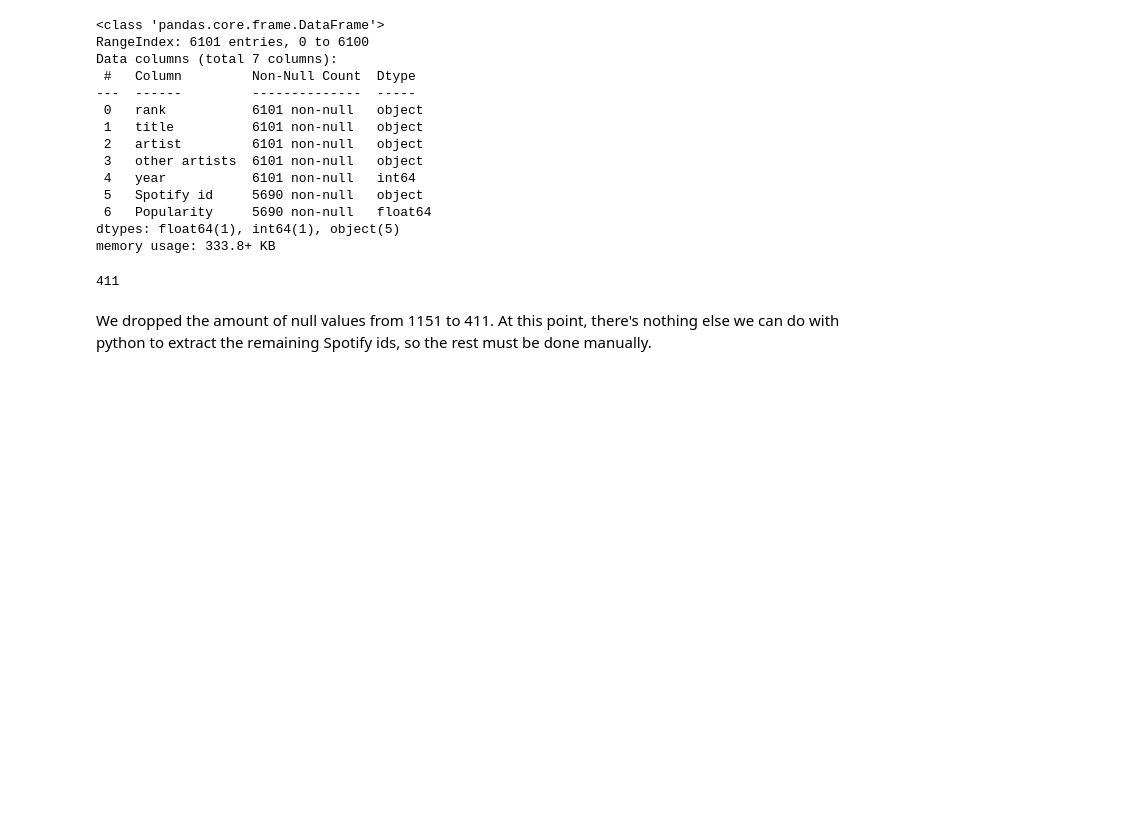
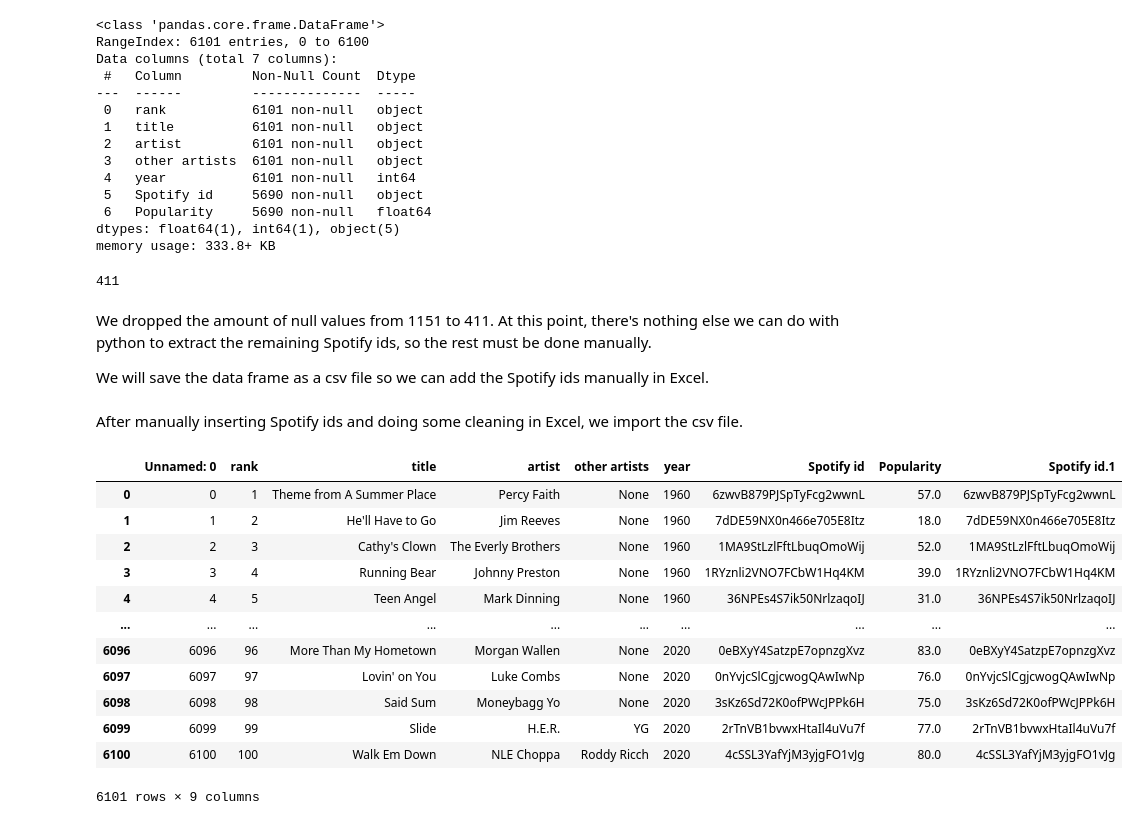
Before and after one commit to Patrick5225/Billboard-Year-End-Top-Songs, a Jupyter notebook: Spotify Id Extraction.ipynb, the cells around one changed output. Cells and saved outputs as stored; diff of their text form; code cells hidden in the pictures; blank space fills up the shorter version.

Commit message:
Update Spotify Ids

```diff
--- a/Spotify Id Extraction.ipynb
+++ b/Spotify Id Extraction.ipynb
@@ -268,5 +268,27 @@ music_data['Spotify id'].isnull().sum()
 411
 # %% [markdown]
 We dropped the amount of null values from 1151 to 411. At this point, there's nothing else we can do with python to extract the remaining Spotify ids, so the rest must be done manually.
+
+We will save the data frame as a csv file so we can add the Spotify ids manually in Excel.
 # %%
 music_data.to_csv('spotify_ids.csv')
+# %% [markdown]
+After manually inserting Spotify ids and doing some cleaning in Excel, we import the csv file.
+# %%
+new_music_data = pd.read_csv('spotify_ids.csv', encoding='ISO-8859-1')
+# %%
+new_music_data
+# %% [output]
+|  | Unnamed: 0 | rank | title | artist | other artists | year | Spotify id | Popularity | Spotify id.1 |
+| 0 | 0 | 1 | Theme from A Summer Place | Percy Faith | None | 1960 | 6zwvB879PJSpTyFcg2wwnL | 57.0 | 6zwvB879PJSpTyFcg2wwnL |
+| 1 | 1 | 2 | He'll Have to Go | Jim Reeves | None | 1960 | 7dDE59NX0n466e705E8Itz | 18.0 | 7dDE59NX0n466e705E8Itz |
+| 2 | 2 | 3 | Cathy's Clown | The Everly Brothers | None | 1960 | 1MA9StLzlFftLbuqOmoWij | 52.0 | 1MA9StLzlFftLbuqOmoWij |
+| 3 | 3 | 4 | Running Bear | Johnny Preston | None | 1960 | 1RYznli2VNO7FCbW1Hq4KM | 39.0 | 1RYznli2VNO7FCbW1Hq4KM |
+| 4 | 4 | 5 | Teen Angel | Mark Dinning | None | 1960 | 36NPEs4S7ik50NrlzaqoIJ | 31.0 | 36NPEs4S7ik50NrlzaqoIJ |
+| ... | ... | ... | ... | ... | ... | ... | ... | ... | ... |
+| 6096 | 6096 | 96 | More Than My Hometown | Morgan Wallen | None | 2020 | 0eBXyY4SatzpE7opnzgXvz | 83.0 | 0eBXyY4SatzpE7opnzgXvz |
+| 6097 | 6097 | 97 | Lovin' on You | Luke Combs | None | 2020 | 0nYvjcSlCgjcwogQAwIwNp | 76.0 | 0nYvjcSlCgjcwogQAwIwNp |
+| 6098 | 6098 | 98 | Said Sum | Moneybagg Yo | None | 2020 | 3sKz6Sd72K0ofPWcJPPk6H | 75.0 | 3sKz6Sd72K0ofPWcJPPk6H |
+| 6099 | 6099 | 99 | Slide | H.E.R. | YG | 2020 | 2rTnVB1bvwxHtaIl4uVu7f | 77.0 | 2rTnVB1bvwxHtaIl4uVu7f |
+| 6100 | 6100 | 100 | Walk Em Down | NLE Choppa | Roddy Ricch | 2020 | 4cSSL3YafYjM3yjgFO1vJg | 80.0 | 4cSSL3YafYjM3yjgFO1vJg |
+6101 rows × 9 columns
```
Also changed, not shown: parts of 23 cells of this notebook, 2 other files.
